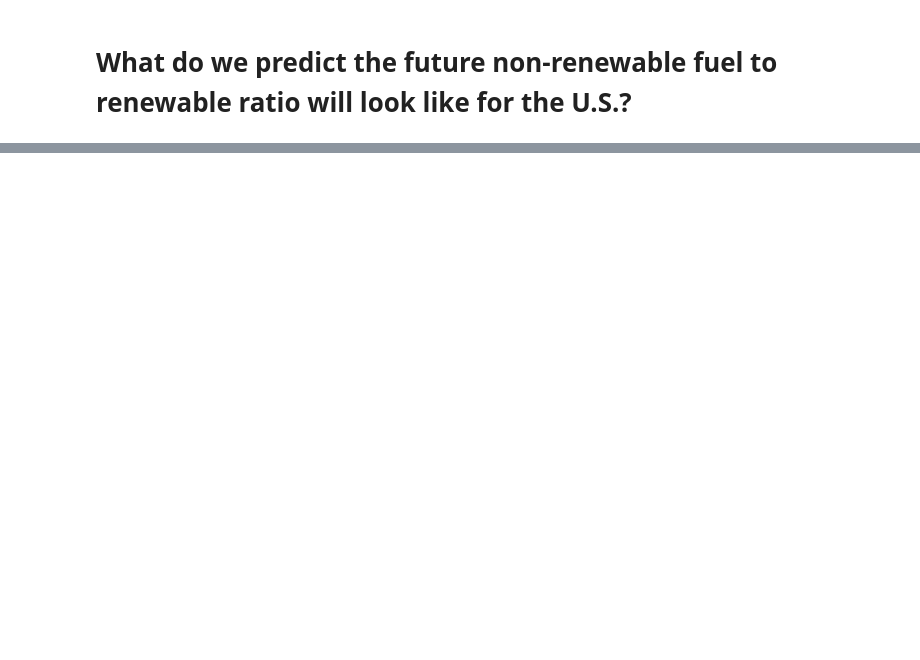
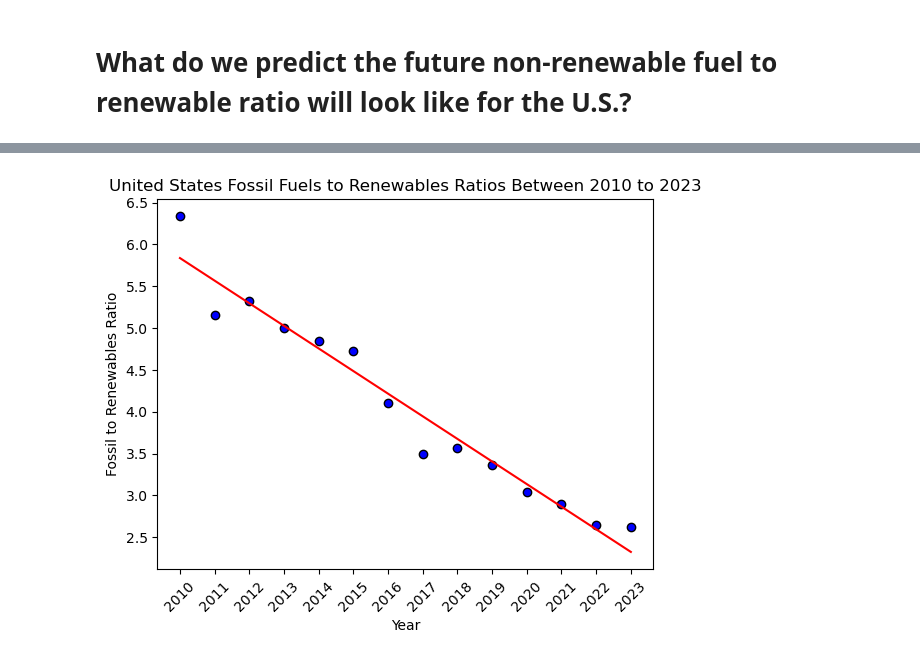
Before and after one commit to bburwinkel0721/Electric-Production, a Jupyter notebook: electricity_anaylsis.ipynb, the cells around one changed output, grey strips where cells are left out. Saved outputs shown, nothing was run; the diff lists cells and outputs as text; code cells hidden in the pictures; blank space fills up the shorter version.

```diff
--- a/electricity_anaylsis.ipynb
+++ b/electricity_anaylsis.ipynb
@@ -395,0 +542,7 @@ monthly_averages_2023
+# %%
+# Create a column for fossil to renewable ratio
+fossil_renew_grouped_by_country_year['Non-Renewable to Renewable Ratio'] = fossil_renew_grouped_by_country_year['Non-Renewables']/fossil_renew_grouped_by_country_year['Renewables']
+fossil_renew_grouped_by_country_year = fossil_renew_grouped_by_country_year.reset_index()
+
+# Display dataframe
+fossil_renew_grouped_by_country_year
@@ -395,0 +563,5 @@ monthly_averages_2023
+# %%
+# Find the Ratio for the United States
+us_df = fossil_renew_grouped_by_country_year[fossil_renew_grouped_by_country_year['country_name']== 'United States']
+us_df['Year'] = us_df['Year'].astype(int)
+us_df
@@ -395,0 +589,32 @@ monthly_averages_2023
+# %%
+# set x and y values
+x_values = us_df['Year']
+y_values = us_df['Non-Renewable to Renewable Ratio']
+
+# Create scatter plot
+fig, ax = plt.subplots()
+ax.scatter(x_values, y_values, color = 'blue', edgecolors= 'black')
+
+# Add linear regression to scatterplot
+(slope, intercept, rvalue, pvalue, stderr) = stats.linregress(x_values, y_values)
+regression_line = x_values * slope + intercept
+
+ax.plot(x_values, regression_line, color='red', label='Linear Regression')
+equation = f'y = {slope:.2f}x + {intercept:.2f}'
+
+# plt.text(years[0], ratio_numbers[0], equation, fontsize=10, color='green', ha = 'left', va = 'top')
+
+# Add labels/title
+ax.set_xlabel('Year')
+ax.set_ylabel('Fossil to Renewables Ratio')
+ax.set_title("United States Fossil Fuels to Renewables Ratios Between 2010 to 2023")
+ax.set_xticks(ticks=x_values,labels=x_values,rotation=45)
+
+# Save image to output folder
+fig.savefig('./output_data/future_ratio_us.png')
+
+
+# Show Graph
+plt.show()
+# %% [output]
+[figure, added]
```
Also changed, not shown: parts of 13 cells of this notebook, 3 other files.
